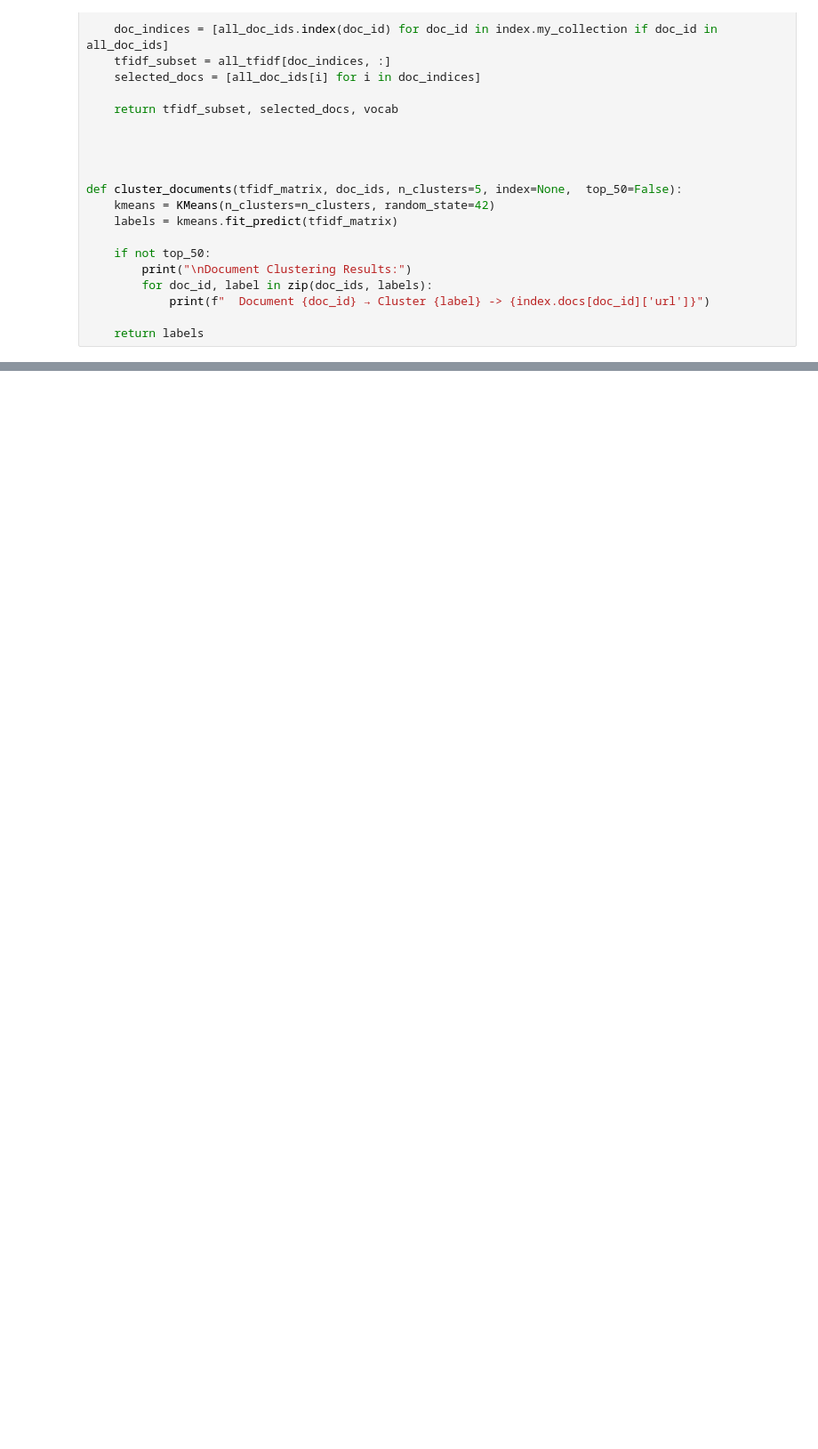
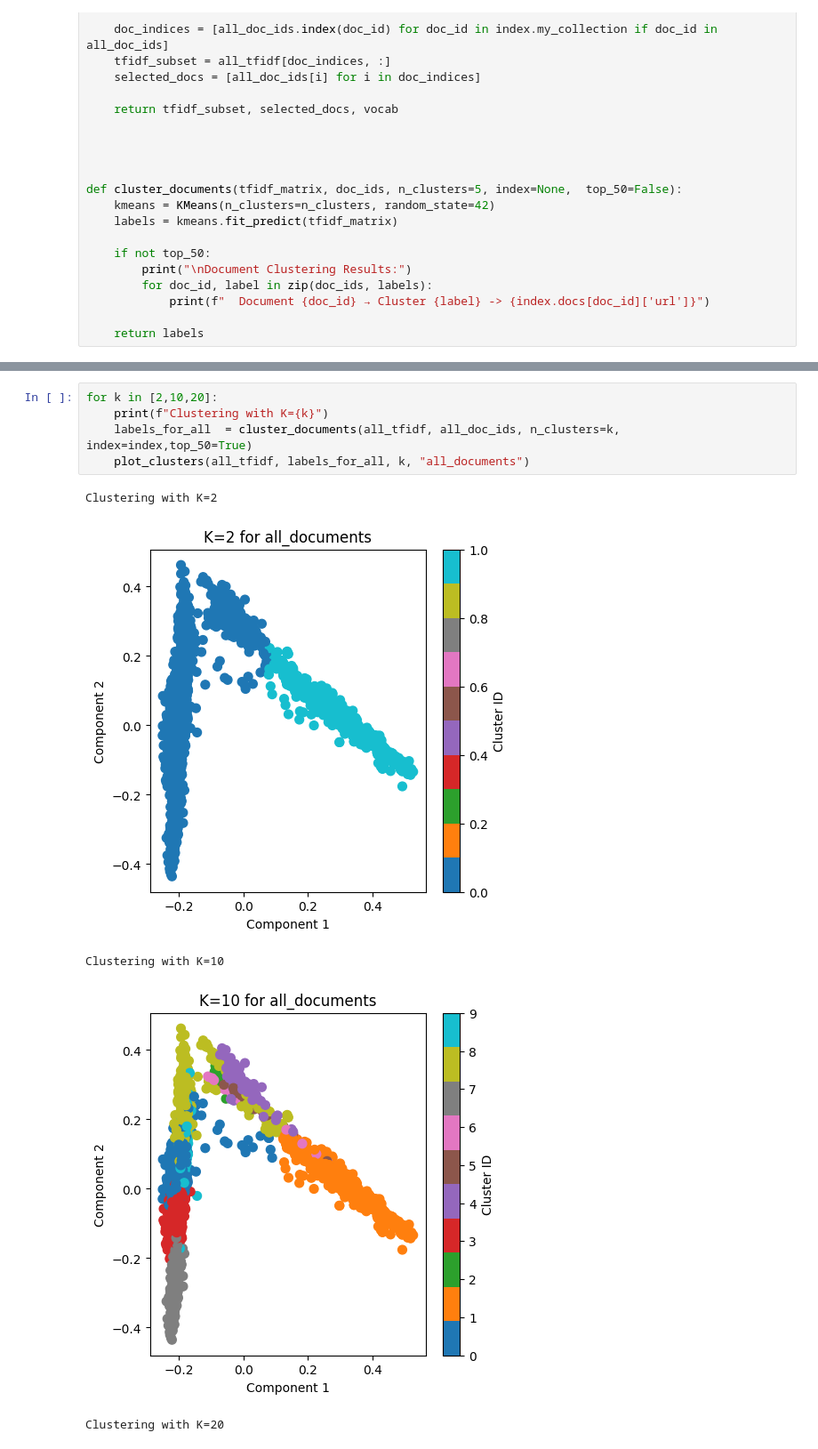
Before and after one commit to Sujith013/Web-Crawler-And-Indexer, a Jupyter notebook: clustering.ipynb, the cells around one changed output, grey strips where cells are left out. Shown: that part at 89% size. Saved outputs shown, nothing was run; the diff lists cells and outputs as text; blank space fills up the shorter version.

```diff
--- a/clustering.ipynb
+++ b/clustering.ipynb
@@ -157,0 +192,11 @@ Document Clustering Results:
+# %%
+for k in [2,10,20]:
+    print(f"Clustering with K={k}")
+    labels_for_all  = cluster_documents(all_tfidf, all_doc_ids, n_clusters=k, index=index,top_50=True)
+    plot_clusters(all_tfidf, labels_for_all, k, "all_documents")
+# %% [output]
+Clustering with K=2
+[figure, added]
+Clustering with K=10
+[figure, added]
+Clustering with K=20
```
Also changed, not shown: parts of 10 cells of this notebook, 4 other files.
